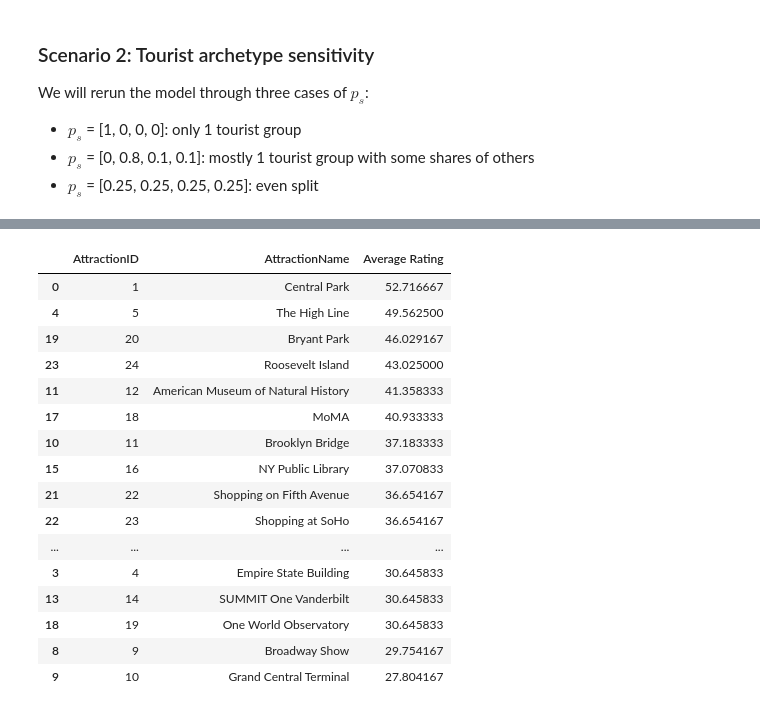
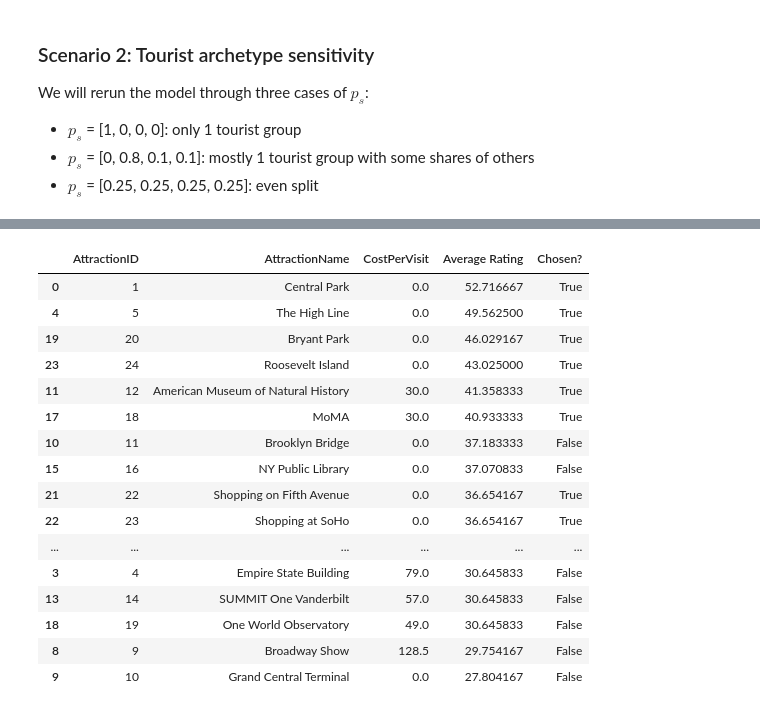
Before and after one commit to kaia-hu/hu_portfolio, a Jupyter notebook: decision_analytics_final.ipynb, the cells around one changed output, grey strips where cells are left out. Saved outputs shown, nothing was run; the diff lists cells and outputs as text; code cells hidden in the pictures.

```diff
--- a/decision_analytics_final.ipynb
+++ b/decision_analytics_final.ipynb
@@ -492,7 +492,9 @@ Maximum Happiness: 308.3458333333333
 # %%
 # rows with NaN shows difference between the scenarios, rows without nans show attractions that the model consistently picks or is biased towards
 # biased locations - kinda makes sense
-nyc[nyc['AttractionID'].isin(com_table.dropna(axis=0).iloc[:,0])]
+unchanged = nyc[nyc['AttractionID'].isin(com_table.dropna(axis=0).iloc[:,0])]
+
+unchanged
 # %% [output]
 |  | AttractionID | AttractionName | CostPerVisit | Nature | Museum | Family | Active | Walking | Theatre | ... |
 | 0 | 1 | Central Park | 0.0 | 3 | 2 | 3 | 3 | 3 | 1 | ... |
@@ -505,22 +507,26 @@ nyc[nyc['AttractionID'].isin(com_table.dropna(axis=0).iloc[:,0])]
 | 23 | 24 | Roosevelt Island | 0.0 | 2 | 1 | 3 | 3 | 2 | 1 | ... |
 # %%
 # average user rating across all groups for each attraction
-pd.concat([nyc[['AttractionID','AttractionName']],pd.Series(attraction_user_product.mean(axis=1), name='Average Rating')], axis=1).sort_values(by='Average Rating', ascending=False)
+top_location = pd.concat([nyc[['AttractionID','AttractionName','CostPerVisit']],pd.Series(attraction_user_product.mean(axis=1), name='Average Rating')], axis=1).sort_values(by='Average Rating', ascending=False)
+
+top_location['Chosen?'] = top_location['AttractionID'].apply(lambda x: True if x in set(unchanged['AttractionID']) else False)
+
+top_location
 # %% [output]
-|  | AttractionID | AttractionName | Average Rating |
-| 0 | 1 | Central Park | 52.716667 |
-| 4 | 5 | The High Line | 49.562500 |
-| 19 | 20 | Bryant Park | 46.029167 |
-| 23 | 24 | Roosevelt Island | 43.025000 |
-| 11 | 12 | American Museum of Natural History | 41.358333 |
-| 17 | 18 | MoMA | 40.933333 |
-| 10 | 11 | Brooklyn Bridge | 37.183333 |
-| 15 | 16 | NY Public Library | 37.070833 |
-| 21 | 22 | Shopping on Fifth Avenue | 36.654167 |
-| 22 | 23 | Shopping at SoHo | 36.654167 |
-| ... | ... | ... | ... |
-| 3 | 4 | Empire State Building | 30.645833 |
-| 13 | 14 | SUMMIT One Vanderbilt | 30.645833 |
-| 18 | 19 | One World Observatory | 30.645833 |
-| 8 | 9 | Broadway Show | 29.754167 |
-| 9 | 10 | Grand Central Terminal | 27.804167 |
+|  | AttractionID | AttractionName | CostPerVisit | Average Rating | Chosen? |
+| 0 | 1 | Central Park | 0.0 | 52.716667 | True |
+| 4 | 5 | The High Line | 0.0 | 49.562500 | True |
+| 19 | 20 | Bryant Park | 0.0 | 46.029167 | True |
+| 23 | 24 | Roosevelt Island | 0.0 | 43.025000 | True |
+| 11 | 12 | American Museum of Natural History | 30.0 | 41.358333 | True |
+| 17 | 18 | MoMA | 30.0 | 40.933333 | True |
+| 10 | 11 | Brooklyn Bridge | 0.0 | 37.183333 | False |
+| 15 | 16 | NY Public Library | 0.0 | 37.070833 | False |
+| 21 | 22 | Shopping on Fifth Avenue | 0.0 | 36.654167 | True |
+| 22 | 23 | Shopping at SoHo | 0.0 | 36.654167 | True |
+| ... | ... | ... | ... | ... | ... |
+| 3 | 4 | Empire State Building | 79.0 | 30.645833 | False |
+| 13 | 14 | SUMMIT One Vanderbilt | 57.0 | 30.645833 | False |
+| 18 | 19 | One World Observatory | 49.0 | 30.645833 | False |
+| 8 | 9 | Broadway Show | 128.5 | 29.754167 | False |
+| 9 | 10 | Grand Central Terminal | 0.0 | 27.804167 | False |
```
Also changed, not shown: parts of 4 cells of this notebook.
